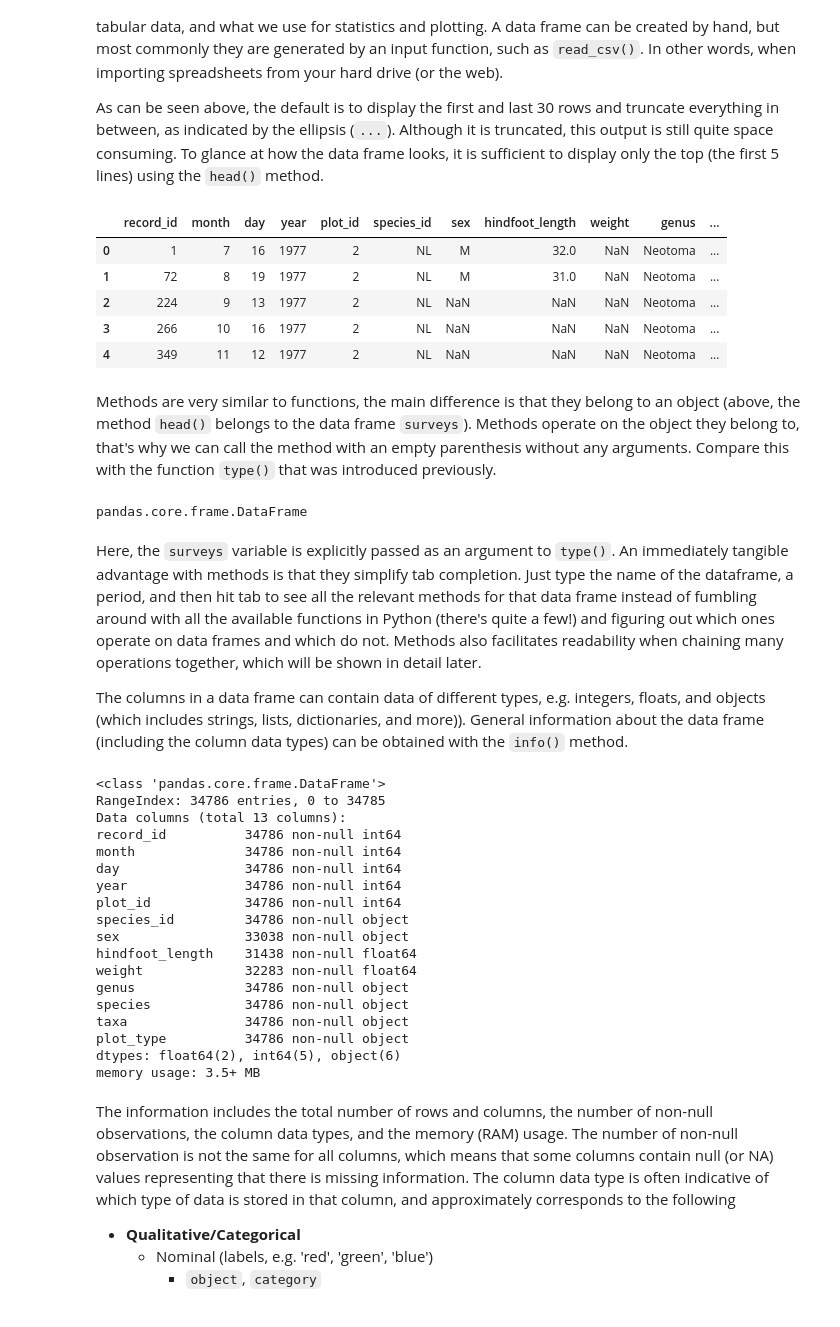
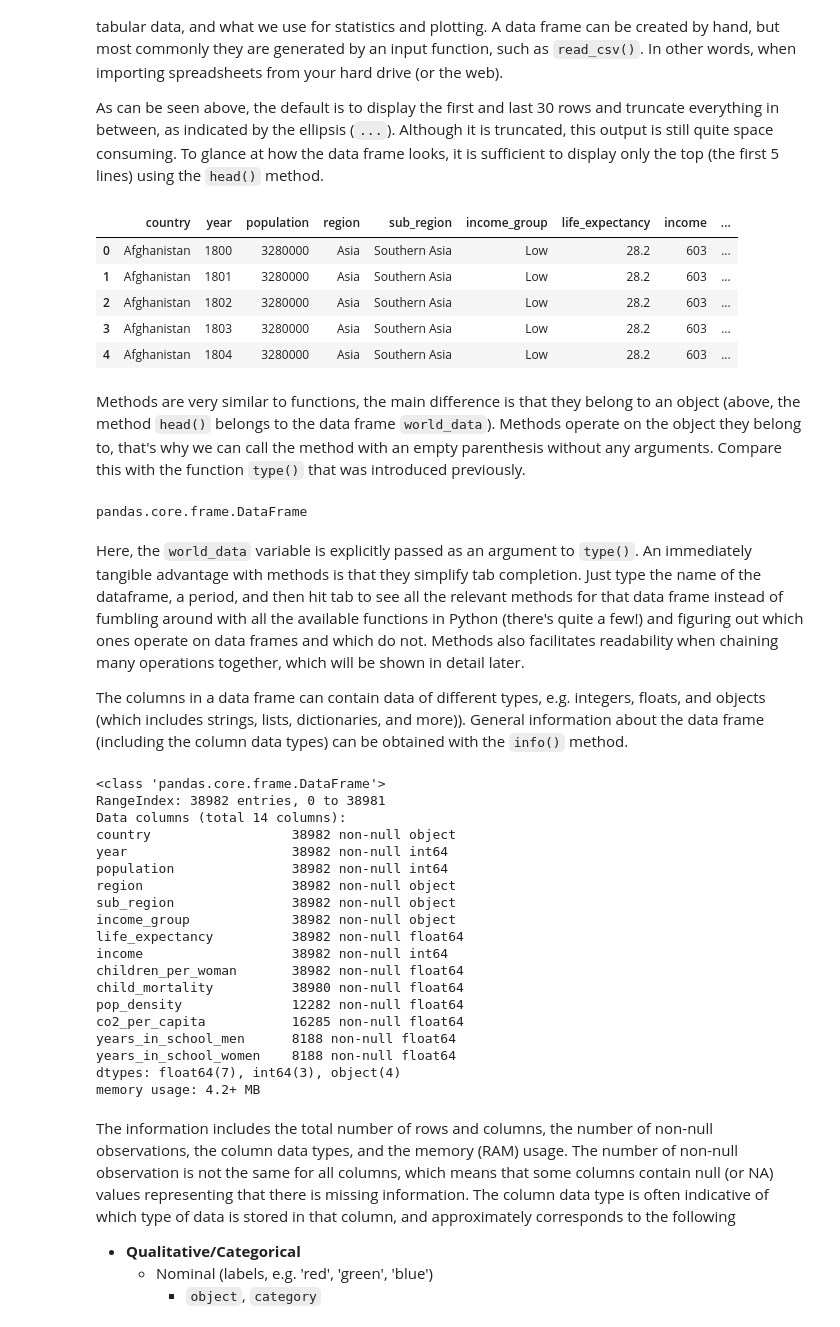
Before and after one commit to UofTCoders/2018-09-10-utoronto, a Jupyter notebook: code/2-data-analysis-in-python.ipynb, the cells around one changed output. Drawn from its saved outputs; the diff is of its cells as text; code cells hidden in the pictures.

```diff
--- a/code/2-data-analysis-in-python.ipynb
+++ b/code/2-data-analysis-in-python.ipynb
@@ -133 +65,3 @@ surveys = pd.read_csv('https://ndownloader.figshare.com/files/2292169')
+# %%
+world_data = pd.read_csv('https://raw.githubusercontent.com/UofTCoders/2018-09-10-utoronto/gh-pages/data/world-data-gapminder.csv')
 # %% [markdown]
@@ -162,14 +96,14 @@ A data frame is the representation of data in a tabular format, similar to how d
 
 As can be seen above, the default is to display the first and last 30 rows and truncate everything in between, as indicated by the ellipsis (`...`). Although it is truncated, this output is still quite space consuming. To glance at how the data frame looks, it is sufficient to display only the top (the first 5 lines) using the `head()` method.
 # %%
-surveys.head()
+world_data.head()
 # %% [output]
-|  | record_id | month | day | year | plot_id | species_id | sex | hindfoot_length | weight | genus | ... |
-| 0 | 1 | 7 | 16 | 1977 | 2 | NL | M | 32.0 | NaN | Neotoma | ... |
-| 1 | 72 | 8 | 19 | 1977 | 2 | NL | M | 31.0 | NaN | Neotoma | ... |
-| 2 | 224 | 9 | 13 | 1977 | 2 | NL | NaN | NaN | NaN | Neotoma | ... |
-| 3 | 266 | 10 | 16 | 1977 | 2 | NL | NaN | NaN | NaN | Neotoma | ... |
-| 4 | 349 | 11 | 12 | 1977 | 2 | NL | NaN | NaN | NaN | Neotoma | ... |
+|  | country | year | population | region | sub_region | income_group | life_expectancy | income | ... |
+| 0 | Afghanistan | 1800 | 3280000 | Asia | Southern Asia | Low | 28.2 | 603 | ... |
+| 1 | Afghanistan | 1801 | 3280000 | Asia | Southern Asia | Low | 28.2 | 603 | ... |
+| 2 | Afghanistan | 1802 | 3280000 | Asia | Southern Asia | Low | 28.2 | 603 | ... |
+| 3 | Afghanistan | 1803 | 3280000 | Asia | Southern Asia | Low | 28.2 | 603 | ... |
+| 4 | Afghanistan | 1804 | 3280000 | Asia | Southern Asia | Low | 28.2 | 603 | ... |
 # %% [markdown]
-Methods are very similar to functions, the main difference is that they belong to an object (above, the method `head()` belongs to the data frame `surveys`). Methods operate on the object they belong to, that's why we can call the method with an empty parenthesis without any arguments. Compare this with the function `type()` that was introduced previously.
+Methods are very similar to functions, the main difference is that they belong to an object (above, the method `head()` belongs to the data frame `world_data`). Methods operate on the object they belong to, that's why we can call the method with an empty parenthesis without any arguments. Compare this with the function `type()` that was introduced previously.
 # %%
@@ -177,30 +111,31 @@ type(surveys)
 # %% [output]
 pandas.core.frame.DataFrame
 # %% [markdown]
-Here, the `surveys` variable is explicitly passed as an argument to `type()`. An immediately tangible advantage with methods is that they simplify tab completion. Just type the name of the dataframe, a period, and then hit tab to see all the relevant methods for that data frame instead of fumbling around with all the available functions in Python (there's quite a few!) and figuring out which ones operate on data frames and which do not. Methods also facilitates readability when chaining many operations together, which will be shown in detail later.
+Here, the `world_data` variable is explicitly passed as an argument to `type()`. An immediately tangible advantage with methods is that they simplify tab completion. Just type the name of the dataframe, a period, and then hit tab to see all the relevant methods for that data frame instead of fumbling around with all the available functions in Python (there's quite a few!) and figuring out which ones operate on data frames and which do not. Methods also facilitates readability when chaining many operations together, which will be shown in detail later.
 
 The columns in a data frame can contain data of different types, e.g. integers, floats, and objects (which includes strings, lists, dictionaries, and more)). General information about the data frame (including the column data types) can be obtained with the `info()` method.
 # %%
-surveys.info()
+world_data.info()
 # %% [output]
 <class 'pandas.core.frame.DataFrame'>
-RangeIndex: 34786 entries, 0 to 34785
-Data columns (total 13 columns):
-record_id          34786 non-null int64
-month              34786 non-null int64
-day                34786 non-null int64
-year               34786 non-null int64
-plot_id            34786 non-null int64
-species_id         34786 non-null object
-sex                33038 non-null object
-hindfoot_length    31438 non-null float64
-weight             32283 non-null float64
-genus              34786 non-null object
-species            34786 non-null object
-taxa               34786 non-null object
-plot_type          34786 non-null object
-dtypes: float64(2), int64(5), object(6)
-memory usage: 3.5+ MB
+RangeIndex: 38982 entries, 0 to 38981
+Data columns (total 14 columns):
+country                  38982 non-null object
+year                     38982 non-null int64
+population               38982 non-null int64
+region                   38982 non-null object
+sub_region               38982 non-null object
+income_group             38982 non-null object
+life_expectancy          38982 non-null float64
+income                   38982 non-null int64
+children_per_woman       38982 non-null float64
+child_mortality          38980 non-null float64
+pop_density              12282 non-null float64
+co2_per_capita           16285 non-null float64
+years_in_school_men      8188 non-null float64
+years_in_school_women    8188 non-null float64
+dtypes: float64(7), int64(3), object(4)
+memory usage: 4.2+ MB
 # %% [markdown]
 The information includes the total number of rows and columns, the number of non-null observations, the column data types, and the memory (RAM) usage. The number of non-null observation is not the same for all columns, which means that some columns contain null (or NA) values representing that there is missing information. The column data type is often indicative of which type of data is stored in that column, and approximately corresponds to the following
 
```
Also changed, not shown: parts of 201 cells of this notebook, 1 other file.
